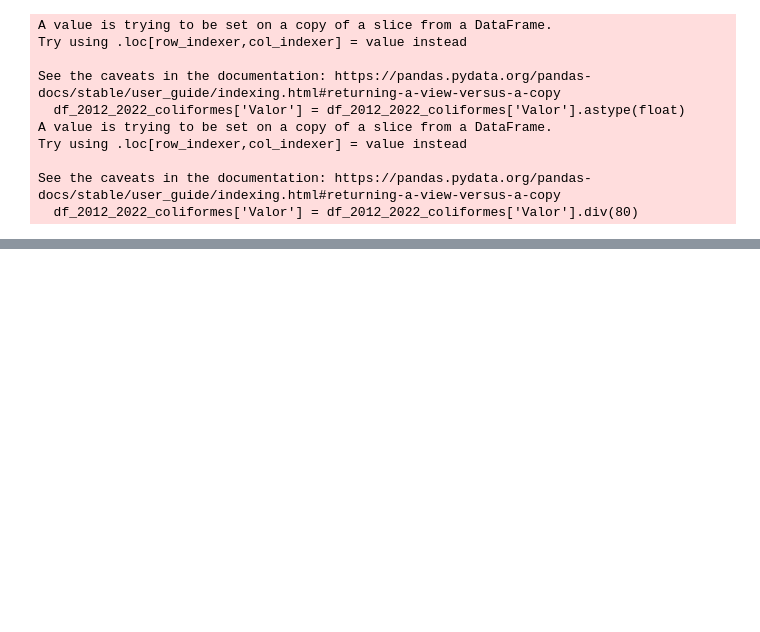
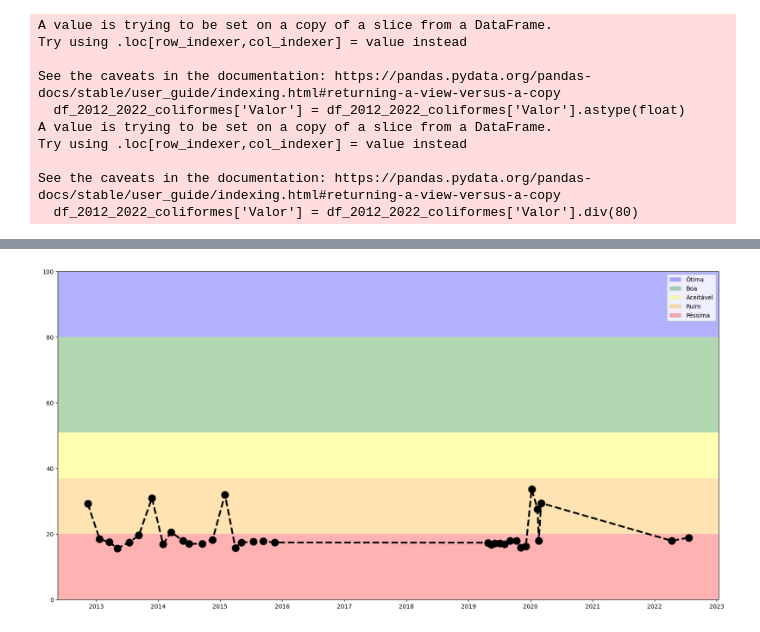
Before and after one commit to MekhyW/Analise-agua-Rio-Pinheiros, a Jupyter notebook: iqa.ipynb, the cells around one changed output, grey strips where cells are left out. Cells and saved outputs as stored; diff of their text form; code cells hidden in the pictures; blank space fills up the shorter version.

```diff
--- a/iqa.ipynb
+++ b/iqa.ipynb
@@ -110,2 +156,16 @@ df_2012_2022_iqa
+# %%
+plt.figure(figsize=(20,10))
+plt.axhspan(80, 100, facecolor='blue', alpha=0.3, label='Ótima')
+plt.axhspan(51, 80, facecolor='green', alpha=0.3, label='Boa')
+plt.axhspan(37, 51, facecolor='yellow', alpha=0.3, label='Aceitável')
+plt.axhspan(20, 37, facecolor='orange', alpha=0.3, label='Ruim')
+plt.axhspan(0, 20, facecolor='red', alpha=0.3, label='Péssima')
+plt.plot(df_2012_2022_iqa["datetime"], df_2012_2022_iqa["Valor"], '--o', color='black', linewidth=3, markersize=12)
+plt.ylim(0, 100)
+plt.legend(loc='upper right')
+plt.savefig('iqa.png', dpi=1200)
+plt.show()
+# %% [output]
+[figure, added]
 # %%
 df_2012_2022_iqa.to_csv("iqa.csv")
```
Also changed, not shown: parts of 6 cells of this notebook, 2 other files.
